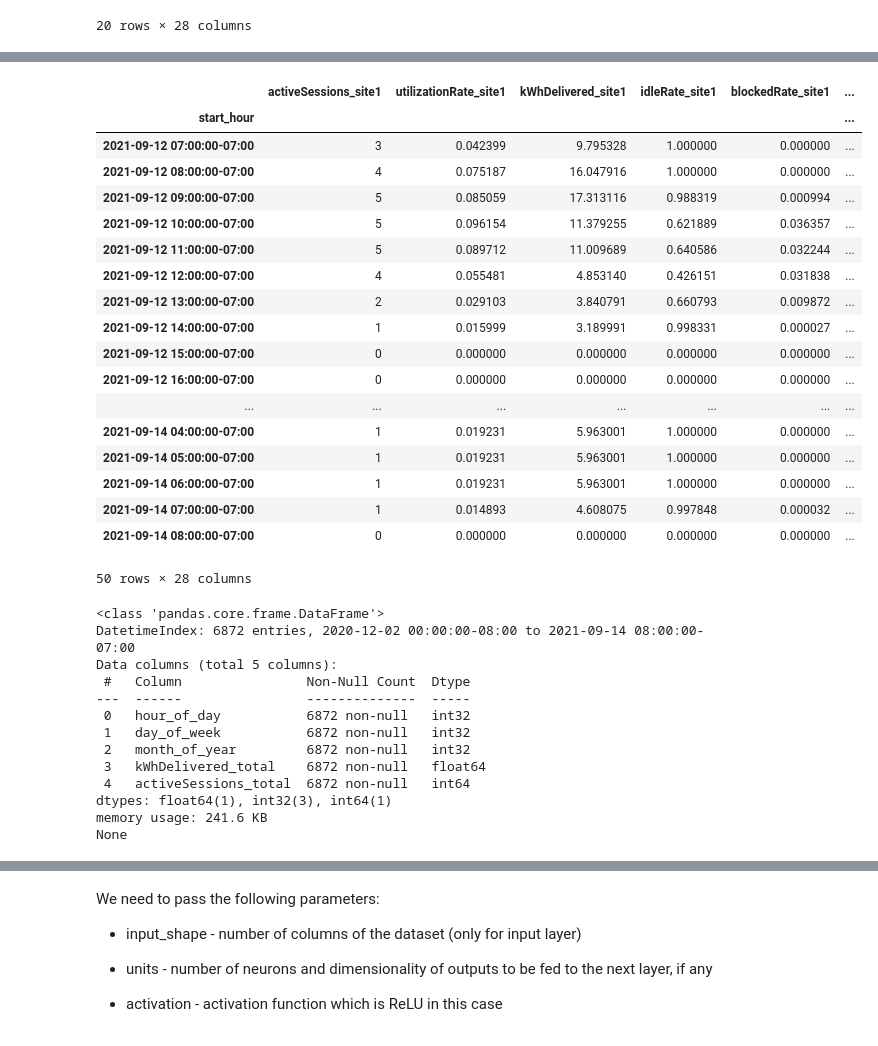
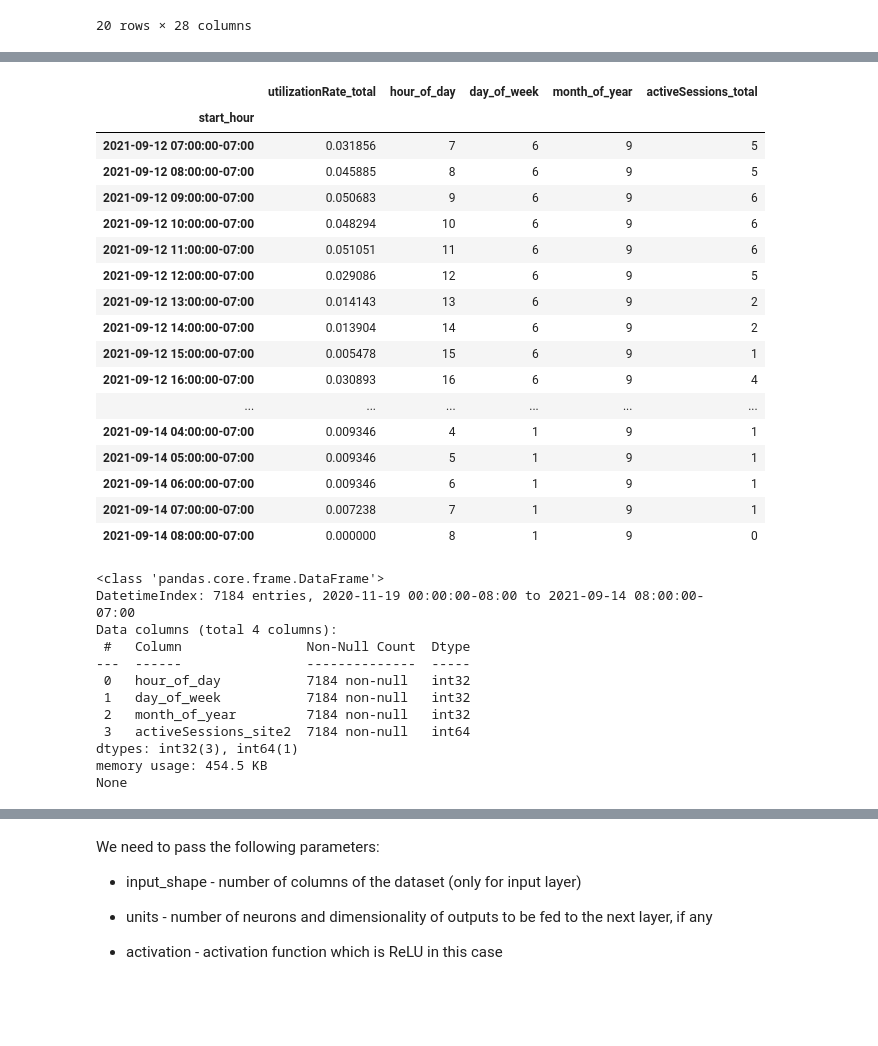
Before and after one commit to pmoll01/AA2024_Groupwork_DynamoData, a Jupyter notebook: chs-code.ipynb, the cells around one changed output, grey strips where cells are left out. Drawn from its saved outputs; the diff is of its cells as text; code cells hidden in the pictures; blank space fills up the shorter version.

```diff
--- a/chs-code.ipynb
+++ b/chs-code.ipynb
@@ -116,48 +116,47 @@ dtypes: bool(1), float64(17), int32(5), int64(3), object(2)
 memory usage: 5.8+ MB
 # %%
 #different data sets to train the models
-gesamt_charging_data = agg_charging_data[['utilizationRate_total', 'hour_of_day', 'day_of_week', 'month_of_year', 'kWhDelivered_total', 'activeSessions_total']]
+gesamt_charging_data = agg_charging_data[['utilizationRate_total', 'hour_of_day', 'day_of_week', 'month_of_year', 'activeSessions_total']]
 
 site1_charging_data = agg_charging_data[
-    ['utilizationRate_site1', 'hour_of_day', 'day_of_week', 'month_of_year', 'kWhDelivered_site1',
+    ['utilizationRate_site1', 'hour_of_day', 'day_of_week', 'month_of_year',
      'activeSessions_site1']]
 
 site2_charging_data = agg_charging_data[
-    ['utilizationRate_site2', 'hour_of_day', 'day_of_week', 'month_of_year', 'kWhDelivered_site2',
+    ['utilizationRate_site2', 'hour_of_day', 'day_of_week', 'month_of_year',
      'activeSessions_site2']]
 
 #data we want to predict that are tracked after the data hole
-last_sesonal_data = agg_charging_data.loc['2020-12-02':'2021-09-15']
+last_sesonal_data = agg_charging_data.loc['2020-11-19':'2021-09-15']
 
-gesamt_last_season = last_sesonal_data[['utilizationRate_total', 'hour_of_day', 'day_of_week', 'month_of_year', 'kWhDelivered_total', 'activeSessions_total']]
+gesamt_last_season = last_sesonal_data[['utilizationRate_total', 'hour_of_day', 'day_of_week', 'month_of_year', 'activeSessions_total']]
 
 site1_last_season = last_sesonal_data[
-    ['utilizationRate_site1', 'hour_of_day', 'day_of_week', 'month_of_year', 'kWhDelivered_site1',
+    ['utilizationRate_site1', 'hour_of_day', 'day_of_week', 'month_of_year',
      'activeSessions_site1']]
 
 site2_last_season = last_sesonal_data[
-    ['utilizationRate_site2', 'hour_of_day', 'day_of_week', 'month_of_year', 'kWhDelivered_site2',
+    ['utilizationRate_site2', 'hour_of_day', 'day_of_week', 'month_of_year',
      'activeSessions_site2']]
 # %%
-last_sesonal_data.tail(50)
+gesamt_last_season.tail(50)
 # %% [output]
-|  | activeSessions_site1 | utilizationRate_site1 | kWhDelivered_site1 | idleRate_site1 | blockedRate_site1 | ... |
-| start_hour |  |  |  |  |  | ... |
-| 2021-09-12 07:00:00-07:00 | 3 | 0.042399 | 9.795328 | 1.000000 | 0.000000 | ... |
-| 2021-09-12 08:00:00-07:00 | 4 | 0.075187 | 16.047916 | 1.000000 | 0.000000 | ... |
-| 2021-09-12 09:00:00-07:00 | 5 | 0.085059 | 17.313116 | 0.988319 | 0.000994 | ... |
-| 2021-09-12 10:00:00-07:00 | 5 | 0.096154 | 11.379255 | 0.621889 | 0.036357 | ... |
-| 2021-09-12 11:00:00-07:00 | 5 | 0.089712 | 11.009689 | 0.640586 | 0.032244 | ... |
-| 2021-09-12 12:00:00-07:00 | 4 | 0.055481 | 4.853140 | 0.426151 | 0.031838 | ... |
-| 2021-09-12 13:00:00-07:00 | 2 | 0.029103 | 3.840791 | 0.660793 | 0.009872 | ... |
-| 2021-09-12 14:00:00-07:00 | 1 | 0.015999 | 3.189991 | 0.998331 | 0.000027 | ... |
-| 2021-09-12 15:00:00-07:00 | 0 | 0.000000 | 0.000000 | 0.000000 | 0.000000 | ... |
-| 2021-09-12 16:00:00-07:00 | 0 | 0.000000 | 0.000000 | 0.000000 | 0.000000 | ... |
-| ... | ... | ... | ... | ... | ... | ... |
-| 2021-09-14 04:00:00-07:00 | 1 | 0.019231 | 5.963001 | 1.000000 | 0.000000 | ... |
-| 2021-09-14 05:00:00-07:00 | 1 | 0.019231 | 5.963001 | 1.000000 | 0.000000 | ... |
-| 2021-09-14 06:00:00-07:00 | 1 | 0.019231 | 5.963001 | 1.000000 | 0.000000 | ... |
-| 2021-09-14 07:00:00-07:00 | 1 | 0.014893 | 4.608075 | 0.997848 | 0.000032 | ... |
-| 2021-09-14 08:00:00-07:00 | 0 | 0.000000 | 0.000000 | 0.000000 | 0.000000 | ... |
+|  | utilizationRate_total | hour_of_day | day_of_week | month_of_year | activeSessions_total |
+| start_hour |  |  |  |  |  |
+| 2021-09-12 07:00:00-07:00 | 0.031856 | 7 | 6 | 9 | 5 |
+| 2021-09-12 08:00:00-07:00 | 0.045885 | 8 | 6 | 9 | 5 |
+| 2021-09-12 09:00:00-07:00 | 0.050683 | 9 | 6 | 9 | 6 |
+| 2021-09-12 10:00:00-07:00 | 0.048294 | 10 | 6 | 9 | 6 |
+| 2021-09-12 11:00:00-07:00 | 0.051051 | 11 | 6 | 9 | 6 |
+| 2021-09-12 12:00:00-07:00 | 0.029086 | 12 | 6 | 9 | 5 |
+| 2021-09-12 13:00:00-07:00 | 0.014143 | 13 | 6 | 9 | 2 |
+| 2021-09-12 14:00:00-07:00 | 0.013904 | 14 | 6 | 9 | 2 |
+| 2021-09-12 15:00:00-07:00 | 0.005478 | 15 | 6 | 9 | 1 |
+| 2021-09-12 16:00:00-07:00 | 0.030893 | 16 | 6 | 9 | 4 |
+| ... | ... | ... | ... | ... | ... |
+| 2021-09-14 04:00:00-07:00 | 0.009346 | 4 | 1 | 9 | 1 |
+| 2021-09-14 05:00:00-07:00 | 0.009346 | 5 | 1 | 9 | 1 |
+| 2021-09-14 06:00:00-07:00 | 0.009346 | 6 | 1 | 9 | 1 |
+| 2021-09-14 07:00:00-07:00 | 0.007238 | 7 | 1 | 9 | 1 |
+| 2021-09-14 08:00:00-07:00 | 0.000000 | 8 | 1 | 9 | 0 |
-50 rows × 28 columns
 # %%
@@ -168,22 +167,21 @@ y_output = 'utilizationRate_total'
 # %%
 model_dataset = model_dataset.sort_values(by='start_hour')
 # %%
-X = model_dataset.iloc[:,1:6]
+X = model_dataset.iloc[:,1:5]
 y = model_dataset[y_output]
 print(X.info())
 # %% [output]
 <class 'pandas.core.frame.DataFrame'>
-DatetimeIndex: 6872 entries, 2020-12-02 00:00:00-08:00 to 2021-09-14 08:00:00-07:00
-Data columns (total 5 columns):
+DatetimeIndex: 7184 entries, 2020-11-19 00:00:00-08:00 to 2021-09-14 08:00:00-07:00
+Data columns (total 4 columns):
  #   Column                Non-Null Count  Dtype
 ---  ------                --------------  -----
- 0   hour_of_day           6872 non-null   int32
- 1   day_of_week           6872 non-null   int32
- 2   month_of_year         6872 non-null   int32
- 3   kWhDelivered_total    6872 non-null   float64
- 4   activeSessions_total  6872 non-null   int64
-dtypes: float64(1), int32(3), int64(1)
-memory usage: 241.6 KB
+ 0   hour_of_day           7184 non-null   int32
+ 1   day_of_week           7184 non-null   int32
+ 2   month_of_year         7184 non-null   int32
+ 3   activeSessions_site2  7184 non-null   int64
+dtypes: int32(3), int64(1)
+memory usage: 454.5 KB
 None
 # %%
 from sklearn.preprocessing import StandardScaler
```
Also changed, not shown: parts of 19 cells of this notebook.
